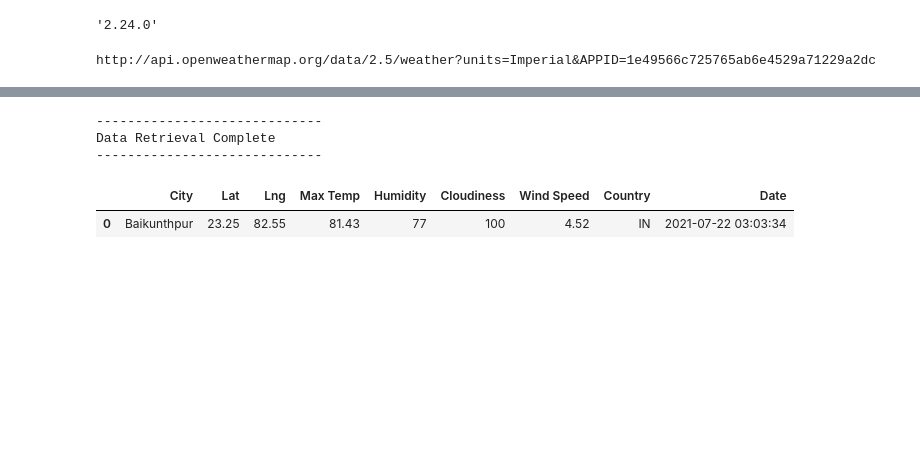
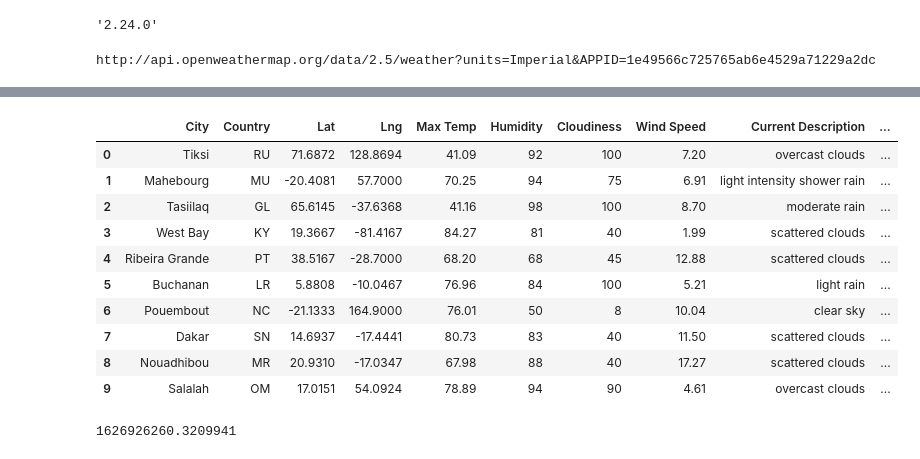
Before and after one commit to Franc6s/World_Weather_Analysis, a Jupyter notebook: WeatherPy.ipynb, the cells around one changed output, grey strips where cells are left out. Drawn from its saved outputs; the diff is of its cells as text; code cells hidden in the pictures; blank space fills up the shorter version.

```diff
--- a/WeatherPy.ipynb
+++ b/WeatherPy.ipynb
@@ -25,4 +18,0 @@ coordinates = zip(x, y)
-# %%
-# Use the tuple() function to display the latitude and longitude combinations.
-for coordinate in coordinates:
-    print(coordinate[0], coordinate[1])
@@ -92,3 +76,7 @@ url = "http://api.openweathermap.org/data/2.5/weather?units=Imperial&APPID=" + w
 print(url)
 # %% [output]
 http://api.openweathermap.org/data/2.5/weather?units=Imperial&APPID=1e49566c725765ab6e4529a71229a2dc
+# %%
+city_url = url + "&q=" + "Boston"
+city_weather = requests.get(city_url)
+city_weather.json()
@@ -111,11 +104 @@ Beginning Data Retrieval
-# %%
-# Loop through all the cities in our list.
-for i in range(len(cities)):
-
-    # Group cities in sets of 50 for logging purposes.
-    if (i % 50 == 0 and i >= 50):
-        set_count += 1
-        record_count = 1
-    # Create endpoint URL with each city.
-    city_url = url + "&q=" + cities[i]
 # %%
@@ -154,46 +192,16 @@ Processing Record 32 of Set 23 | baikunthpur
-# %%
-# Run an API request for each of the cities.
-try:
-    # Parse the JSON and retrieve data.
-    city_weather = requests.get(city_url).json()
-    # Parse out the needed data.
-    city_lat = city_weather["coord"]["lat"]
-    city_lng = city_weather["coord"]["lon"]
-    city_max_temp = city_weather["main"]["temp_max"]
-    city_humidity = city_weather["main"]["humidity"]
-    city_clouds = city_weather["clouds"]["all"]
-    city_wind = city_weather["wind"]["speed"]
-    city_country = city_weather["sys"]["country"]
-    # Convert the date to ISO standard.
-    city_date = datetime.utcfromtimestamp(city_weather["dt"]).strftime('%Y-%m-%d %H:%M:%S')
-    # Append the city information into city_data list.
-    city_data.append({"City": city.title(),
-                        "Lat": city_lat,
-                        "Lng": city_lng,
-                        "Max Temp": city_max_temp,
-                        "Humidity": city_humidity,
-                        "Cloudiness": city_clouds,
-                        "Wind Speed": city_wind,
-                        "Country": city_country,
-                        "Date": city_date})
-
-# If an error is experienced, skip the city.
-except:
-    print("City not found. Skipping...")
-    pass
-
-# Indicate that Data Loading is complete.
-print("-----------------------------")
-print("Data Retrieval Complete      ")
-print("-----------------------------")
-# %% [output]
------------------------------
-Data Retrieval Complete
------------------------------
 # %%
 # Convert the array of dictionaries to a Pandas DataFrame.
 city_data_df = pd.DataFrame(city_data)
-city_data_df
+city_data_df.head(10)
 # %% [output]
-|  | City | Lat | Lng | Max Temp | Humidity | Cloudiness | Wind Speed | Country | Date |
-| 0 | Baikunthpur | 23.25 | 82.55 | 81.43 | 77 | 100 | 4.52 | IN | 2021-07-22 03:03:34 |
+|  | City | Country | Lat | Lng | Max Temp | Humidity | Cloudiness | Wind Speed | Current Description | ... |
+| 0 | Tiksi | RU | 71.6872 | 128.8694 | 41.09 | 92 | 100 | 7.20 | overcast clouds | ... |
+| 1 | Mahebourg | MU | -20.4081 | 57.7000 | 70.25 | 94 | 75 | 6.91 | light intensity shower rain | ... |
+| 2 | Tasiilaq | GL | 65.6145 | -37.6368 | 41.16 | 98 | 100 | 8.70 | moderate rain | ... |
+| 3 | West Bay | KY | 19.3667 | -81.4167 | 84.27 | 81 | 40 | 1.99 | scattered clouds | ... |
+| 4 | Ribeira Grande | PT | 38.5167 | -28.7000 | 68.20 | 68 | 45 | 12.88 | scattered clouds | ... |
+| 5 | Buchanan | LR | 5.8808 | -10.0467 | 76.96 | 84 | 100 | 5.21 | light rain | ... |
+| 6 | Pouembout | NC | -21.1333 | 164.9000 | 76.01 | 50 | 8 | 10.04 | clear sky | ... |
+| 7 | Dakar | SN | 14.6937 | -17.4441 | 80.73 | 83 | 40 | 11.50 | scattered clouds | ... |
+| 8 | Nouadhibou | MR | 20.9310 | -17.0347 | 67.98 | 88 | 40 | 17.27 | scattered clouds | ... |
+| 9 | Salalah | OM | 17.0151 | 54.0924 | 78.89 | 94 | 90 | 4.61 | overcast clouds | ... |
@@ -199,0 +220,8 @@ city_data_df
+# %%
+# Import the time module.
+import time
+# Get today's date in seconds.
+today = time.time()
+today
+# %% [output]
+1626926260.3209941
```
Also changed, not shown: parts of 31 cells of this notebook, 12 other files.
